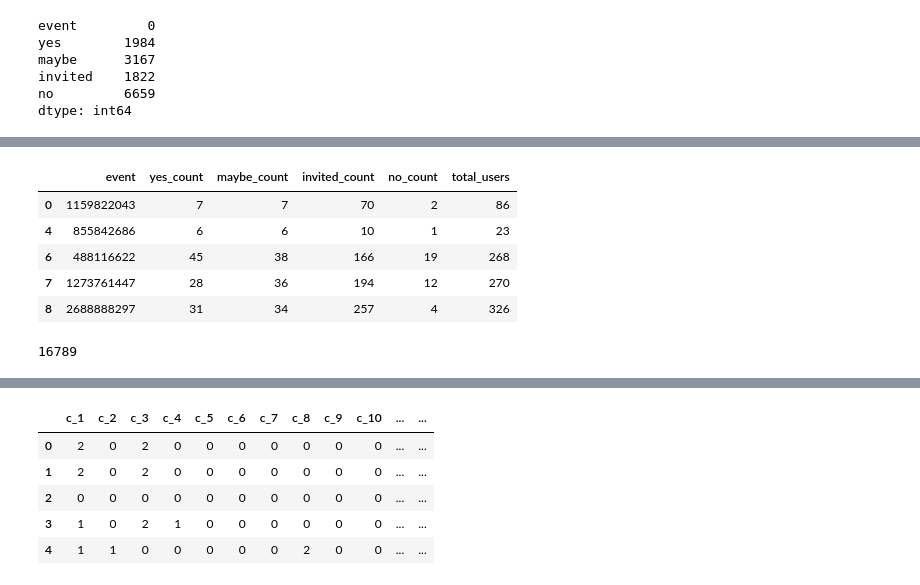
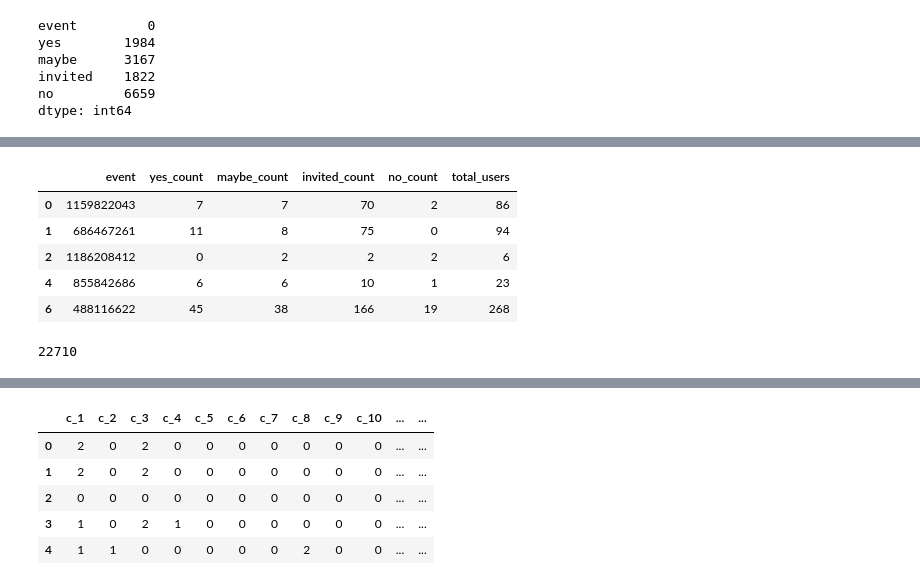
Before and after one commit to AbigailUchennaNkama/masters_thesis_project, a Jupyter notebook: thesis/data_preprocessing.ipynb, the cells around one changed output, grey strips where cells are left out. Cells and saved outputs as stored; diff of their text form; code cells hidden in the pictures.

```diff
--- a/thesis/note.ipynb
+++ b/thesis/data_preprocessing.ipynb
@@ -50,5 +49,5 @@ no         6659
 dtype: int64
 # %%
 col = ['yes',	'maybe', 'invited',	'no']
-new_df_attendees = df_attendees.dropna(subset=col, how='all')
+df_attendee_new = df_attendees.dropna(subset=col, how='all')
 # %%
@@ -63,4 +62,4 @@ new_df_attendees.head()
 # %%
 
 # Fill remaining NaN values with 0
-new_df_attendees = new_df_attendees.fillna('0')
+df_attendee_new = df_attendee_new.fillna('0')
@@ -73,10 +86,10 @@ import numpy as np
 
 # Function to count users in a space-separated string
 def count_users(x):
-    if pd.isna(x):
+    if pd.isna(x) or x == '0':
         return 0
-    users = x.split()
-    return len(users)
+    users = str(x).split()
+    return len([u for u in users if u != '0'])
 
 # Create new columns for user counts directly in the original dataframe
 for column in ['yes', 'maybe', 'invited', 'no']:
@@ -91,18 +104,22 @@ df_attendee_new['total_users'] = df_attendee_new['yes_count'] + \
 # Select only the event and count columns
 attendance_counts = df_attendee_new[['event', 'yes_count', 'maybe_count', 'invited_count', 'no_count', 'total_users']]
 # %%
+attendance_counts = attendance_counts.compute()
+
+
 attendance_counts.head()
 # %% [output]
 |  | event | yes_count | maybe_count | invited_count | no_count | total_users |
 | 0 | 1159822043 | 7 | 7 | 70 | 2 | 86 |
+| 1 | 686467261 | 11 | 8 | 75 | 0 | 94 |
+| 2 | 1186208412 | 0 | 2 | 2 | 2 | 6 |
 | 4 | 855842686 | 6 | 6 | 10 | 1 | 23 |
 | 6 | 488116622 | 45 | 38 | 166 | 19 | 268 |
-| 7 | 1273761447 | 28 | 36 | 194 | 12 | 270 |
-| 8 | 2688888297 | 31 | 34 | 257 | 4 | 326 |
 # %%
 
 len(attendance_counts.event) #print number of unique events
-#Save to csv
-#attendance_counts.compute().to_csv("attendance_counts.csv")
+
+#save to csv
+#attendance_counts.to_csv("attendance_counts.csv", index=False)
 # %% [output]
-16789
+22710
```
Also changed, not shown: parts of 24 cells of this notebook, 2 other files.
